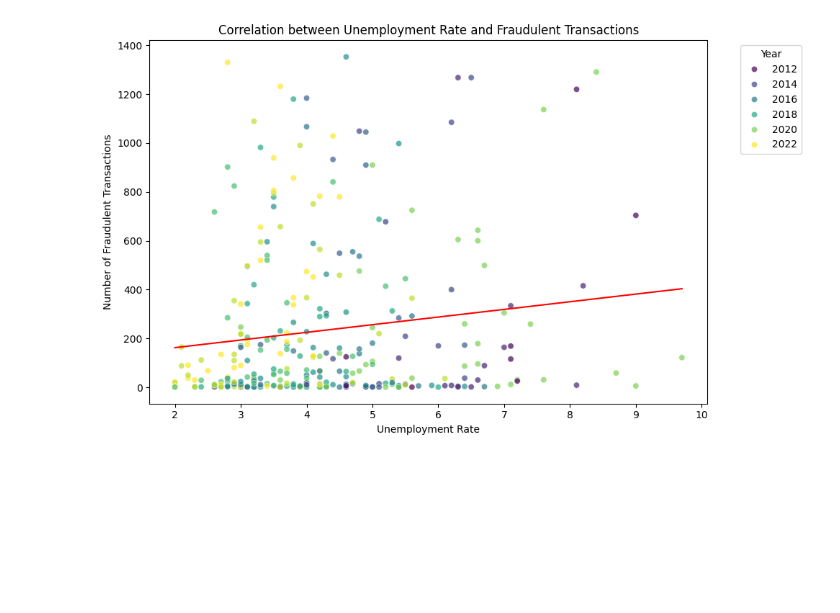
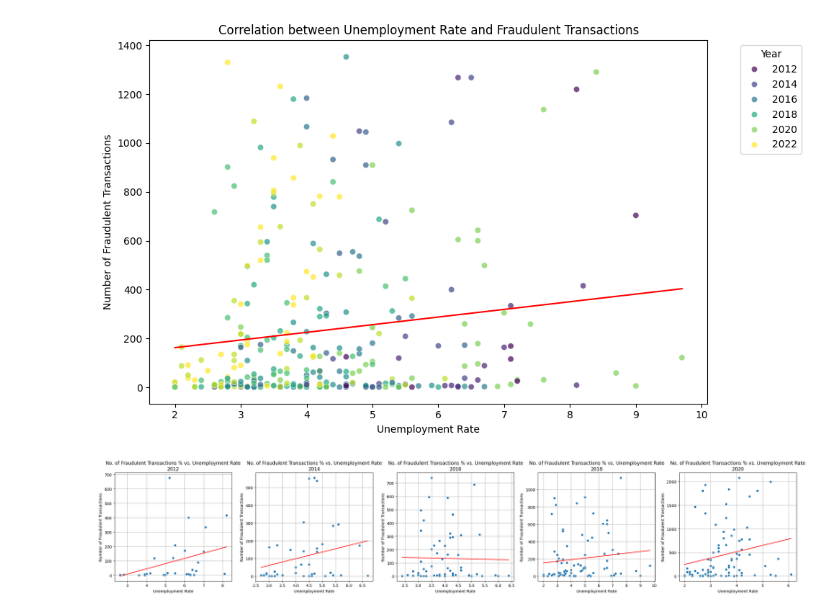
Before and after one commit to ryantangmj/ryantangmj.github.io, a Jupyter notebook: final_tutorial.ipynb, the cells around one changed output. Drawn from its saved outputs; the diff is of its cells as text; code cells hidden in the pictures; blank space fills up the shorter version.

Commit message:
Added a correlation plot for each year

```diff
--- a/final_tutorial.ipynb
+++ b/final_tutorial.ipynb
@@ -631,3 +631,50 @@ plt.tight_layout()
 plt.show()
 # %% [output]
 [figure]
+# %%
+# discretize the year into five periods
+cargo_counts['period'] = pd.cut(cargo_counts['year'],
+                             bins=[2012, 2014, 2016, 2018, 2020, 2022],
+                             labels=['2012', '2014', '2016', '2018', '2020'])
+
+# plotting
+fig, axes = plt.subplots(1, 5, figsize=(25, 5))
+
+period_labels =  labels=['2012', '2014', '2016', '2018', '2020', '2022']
+
+for ax, period in zip(axes, period_labels):
+    data_period = cargo_counts[cargo_counts['period'] == period]
+    # calculate Q1 (25th percentile) and Q3 (75th percentile)
+    Q1 = data_period['cargo_count'].quantile(0.25)
+    Q3 = data_period['cargo_count'].quantile(0.75)
+
+    # calculate the Interquartile Range (IQR)
+    IQR = Q3 - Q1
+
+    # define the outlier boundaries
+    lower_bound = Q1 - 1.5 * IQR
+    upper_bound = Q3 + 1.5 * IQR
+
+    # filter out any outliers
+    data_period = data_period[(data_period['cargo_count'] >= lower_bound) & (data_period['cargo_count'] <= upper_bound)]
+    sns.scatterplot(x='unemployment_rate', y='cargo_count', data=data_period, ax=ax)
+
+    data_period = data_period.dropna(subset=['unemployment_rate', 'cargo_count'])
+    slope, intercept, r_value, p_value, std_err = linregress(data_period['unemployment_rate'], data_period['cargo_count'])
+    # create x values for the line
+    x_vals = np.array(data_period['unemployment_rate'])
+    x_vals_sorted = np.sort(x_vals)
+    y_vals = slope * x_vals_sorted + intercept
+    # plot the regression line
+    ax.plot(x_vals_sorted, y_vals, color='red')
+
+
+    ax.set_title(f'No. of Fraudulent Transactions % vs. Unemployment Rate\n{period}')
+    ax.set_xlabel('Unemployment Rate')
+    ax.set_ylabel('Number of Fraudulent Transactions')
+    ax.grid(True)
+
+plt.tight_layout()
+plt.show()
+# %% [output]
+[figure, added]
```
